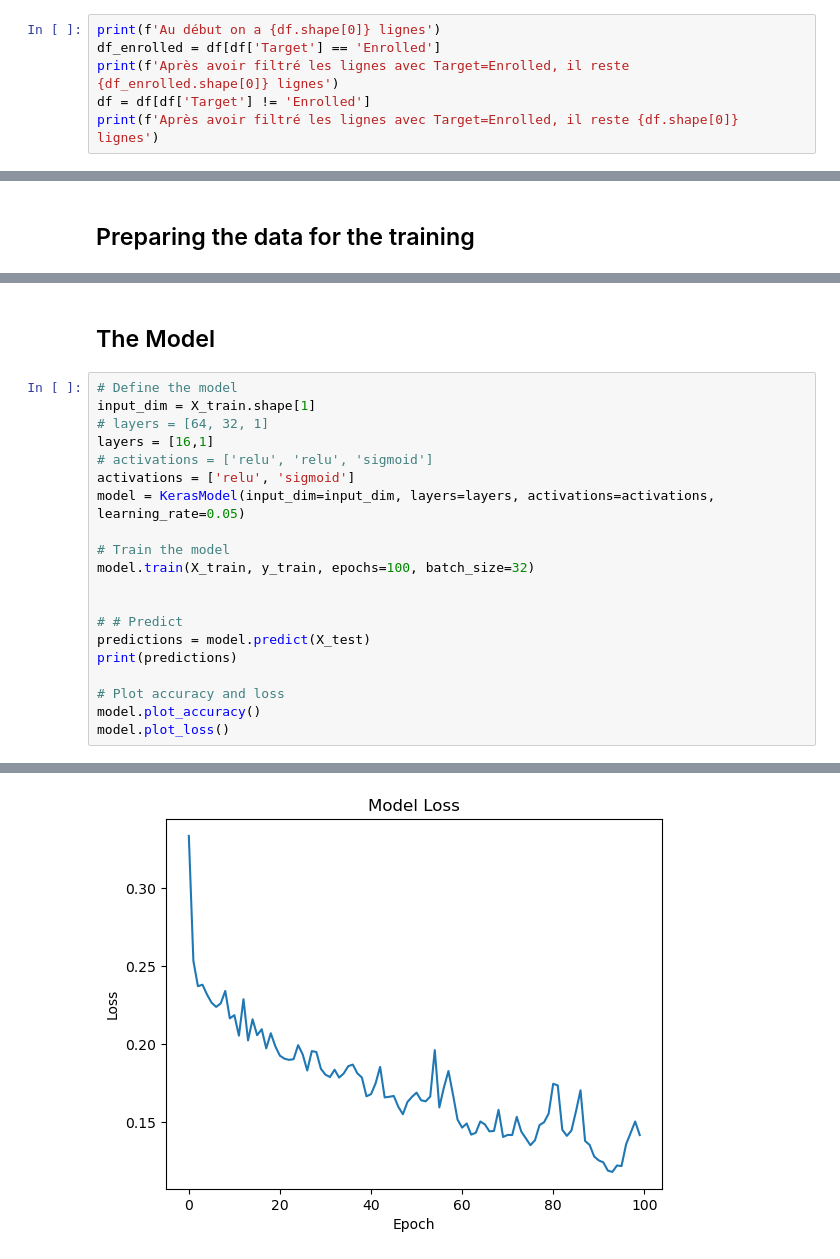
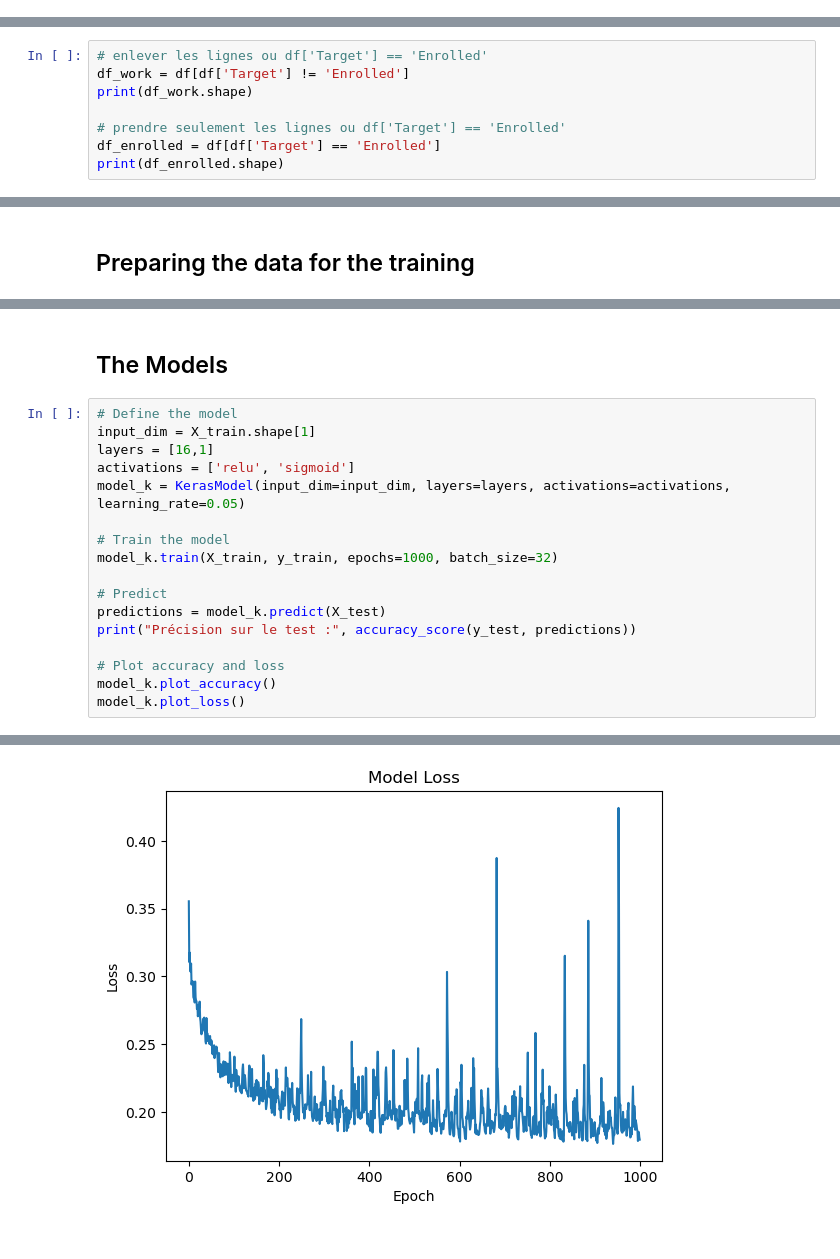
Before and after one commit to Feinst69/ANN-playground, a Jupyter notebook: model_test.ipynb, the cells around one changed output, grey strips where cells are left out. Cells and saved outputs as stored; diff of their text form.

```diff
--- a/model_test.ipynb
+++ b/model_test.ipynb
@@ -31,8 +65,2 @@ df.head(3)
 # %% [markdown]
 # Preparing the data
-# %%
-print(f'Au début on a {df.shape[0]} lignes')
-df_enrolled = df[df['Target'] == 'Enrolled']
-print(f'Après avoir filtré les lignes avec Target=Enrolled, il reste {df_enrolled.shape[0]} lignes')
-df = df[df['Target'] != 'Enrolled']
-print(f'Après avoir filtré les lignes avec Target=Enrolled, il reste {df.shape[0]} lignes')
@@ -42,0 +67,8 @@ Après avoir filtré les lignes avec Target=Enrolled, il reste 3630 lignes
+# %%
+# enlever les lignes ou df['Target'] == 'Enrolled'
+df_work = df[df['Target'] != 'Enrolled']
+print(df_work.shape)
+
+# prendre seulement les lignes ou df['Target'] == 'Enrolled'
+df_enrolled = df[df['Target'] == 'Enrolled']
+print(df_enrolled.shape)
@@ -61,25 +113,22 @@ X = scaler.fit_transform(X)
 # Splitting the data
 X_train, X_test, y_train, y_test = train_test_split(X, y, test_size=0.2, random_state=0)
 # %% [markdown]
-## The Model
+## The Models
 # %%
 # Define the model
 input_dim = X_train.shape[1]
-# layers = [64, 32, 1]
 layers = [16,1]
-# activations = ['relu', 'relu', 'sigmoid']
 activations = ['relu', 'sigmoid']
-model = KerasModel(input_dim=input_dim, layers=layers, activations=activations, learning_rate=0.05)
+model_k = KerasModel(input_dim=input_dim, layers=layers, activations=activations, learning_rate=0.05)
 
 # Train the model
-model.train(X_train, y_train, epochs=100, batch_size=32)
+model_k.train(X_train, y_train, epochs=1000, batch_size=32)
 
-
-# # Predict
-predictions = model.predict(X_test)
-print(predictions)
+# Predict
+predictions = model_k.predict(X_test)
+print("Précision sur le test :", accuracy_score(y_test, predictions))
 
 # Plot accuracy and loss
-model.plot_accuracy()
-model.plot_loss()
+model_k.plot_accuracy()
+model_k.plot_loss()
 # %% [output]
@@ -104 +154 @@ Epoch 6/100
-[figure, old version]
+[figure, new version]
```
Also changed, not shown: parts of 17 cells of this notebook.
